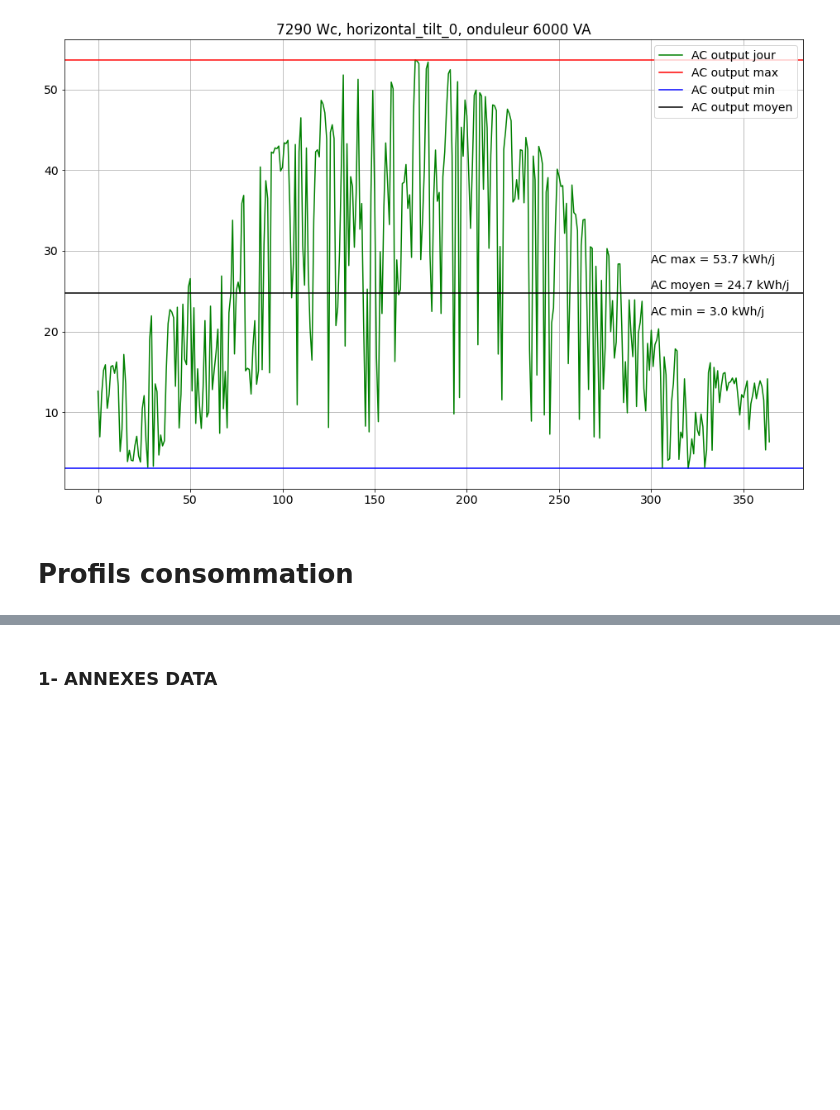
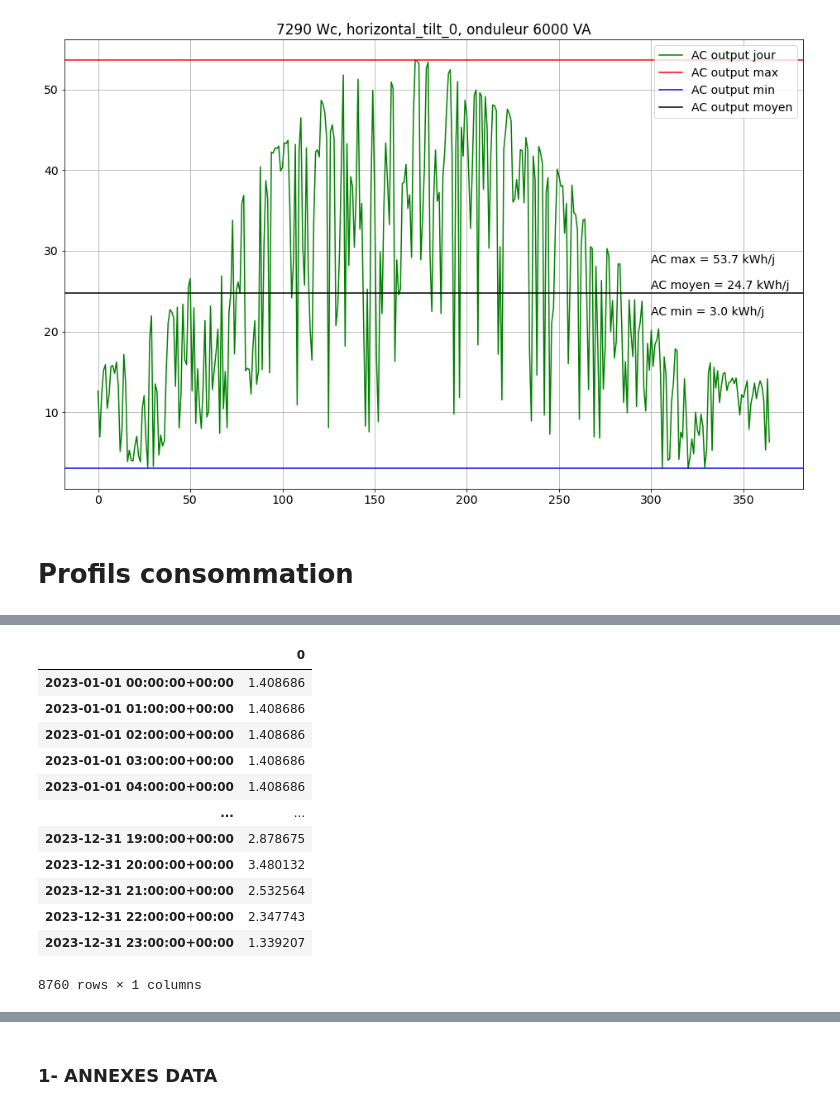
Before and after one commit to BenjaminDeporte/PV, a Jupyter notebook: Code/TutoPVlib.ipynb, the cells around one changed output, grey strips where cells are left out. Drawn from its saved outputs; the diff is of its cells as text; code cells hidden in the pictures; blank space fills up the shorter version.

```diff
--- a/Code/TutoPVlib.ipynb
+++ b/Code/TutoPVlib.ipynb
@@ -659,0 +789,24 @@ profil_ve_solar_aware = [ x/s for x in split_dispo ]
+# %%
+# calcul de la matric consommations 365 jours x 24 heures
+
+mat = np.matmul(df1.to_numpy(), df2.to_numpy().T)  # multiplie 365 jours x 9 rubriques par 9 rubriques x 24 heures => 365 jours x 24 heures
+
+# flatten et met l'index du fichier d'origine
+consommation_annuelle_par_heure = pd.DataFrame(mat.reshape(365*24))
+consommation_annuelle_par_heure.set_index(keys=df_weather.index, inplace=True)
+# %%
+consommation_annuelle_par_heure
+# %% [output]
+|  | 0 |
+| 2023-01-01 00:00:00+00:00 | 1.408686 |
+| 2023-01-01 01:00:00+00:00 | 1.408686 |
+| 2023-01-01 02:00:00+00:00 | 1.408686 |
+| 2023-01-01 03:00:00+00:00 | 1.408686 |
+| 2023-01-01 04:00:00+00:00 | 1.408686 |
+| ... | ... |
+| 2023-12-31 19:00:00+00:00 | 2.878675 |
+| 2023-12-31 20:00:00+00:00 | 3.480132 |
+| 2023-12-31 21:00:00+00:00 | 2.532564 |
+| 2023-12-31 22:00:00+00:00 | 2.347743 |
+| 2023-12-31 23:00:00+00:00 | 1.339207 |
+8760 rows × 1 columns
```
Also changed, not shown: parts of 20 cells of this notebook.
